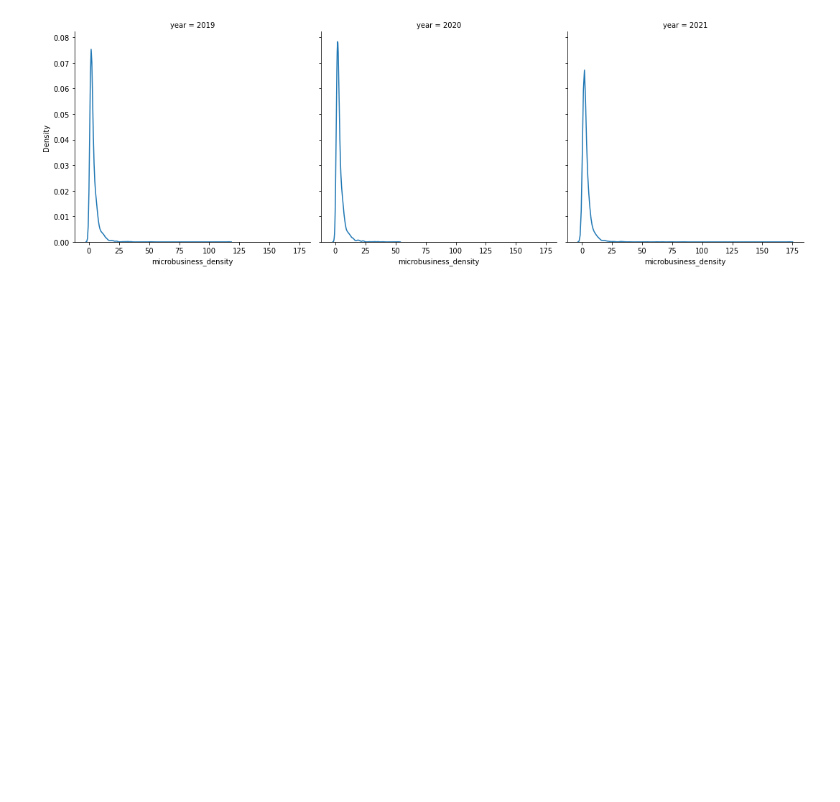
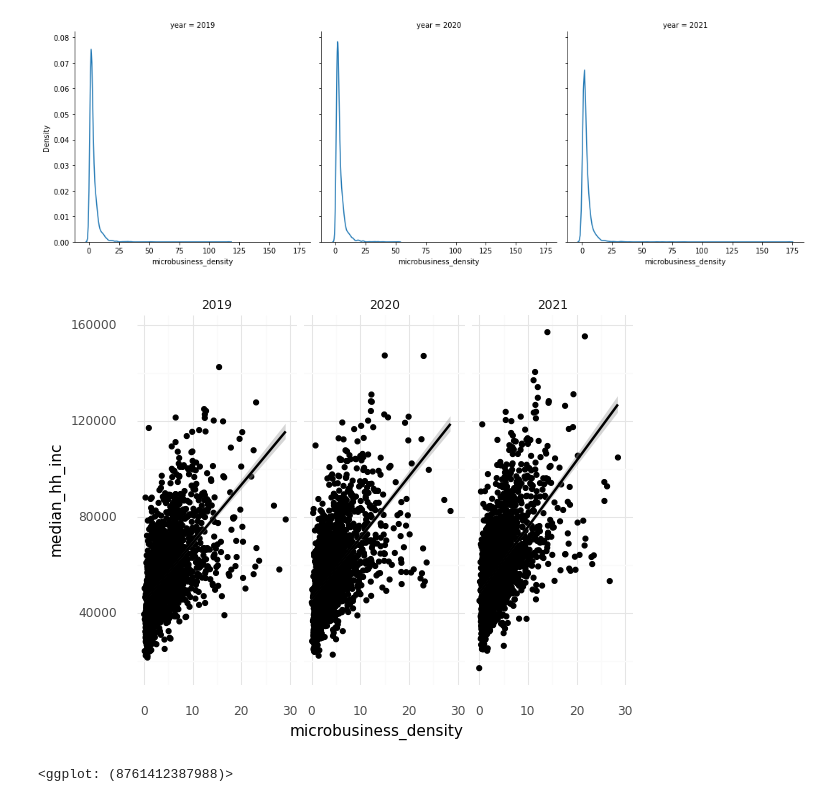
Before and after one commit to sdingx/kaggle_microbusiness, a Jupyter notebook: EDA_census.ipynb, the cells around one changed output. Saved outputs shown, nothing was run; the diff lists cells and outputs as text; code cells hidden in the pictures; blank space fills up the shorter version.

```diff
--- a/EDA_census.ipynb
+++ b/EDA_census.ipynb
@@ -149,6 +142,16 @@ sns.displot(data=df, kind='kde', x='microbusiness_density', col='year')
 # %% [output]
 <seaborn.axisgrid.FacetGrid at 0x...>
 [figure]
+# %%
+(ggplot(df, aes(x='microbusiness_density', y='median_hh_inc')) +
+       geom_point() +
+       geom_smooth() +
+         facet_wrap('year') +
+         theme_minimal() +
+         xlim(0, 30))
+# %% [output]
+[figure, added]
+<ggplot: (8761412387988)>
 # %%
 (ggplot(df, aes(x='microbusiness_density', y='pct_bb')) +
        geom_point() +
```
Also changed, not shown: parts of 6 cells of this notebook, 4 other files.
